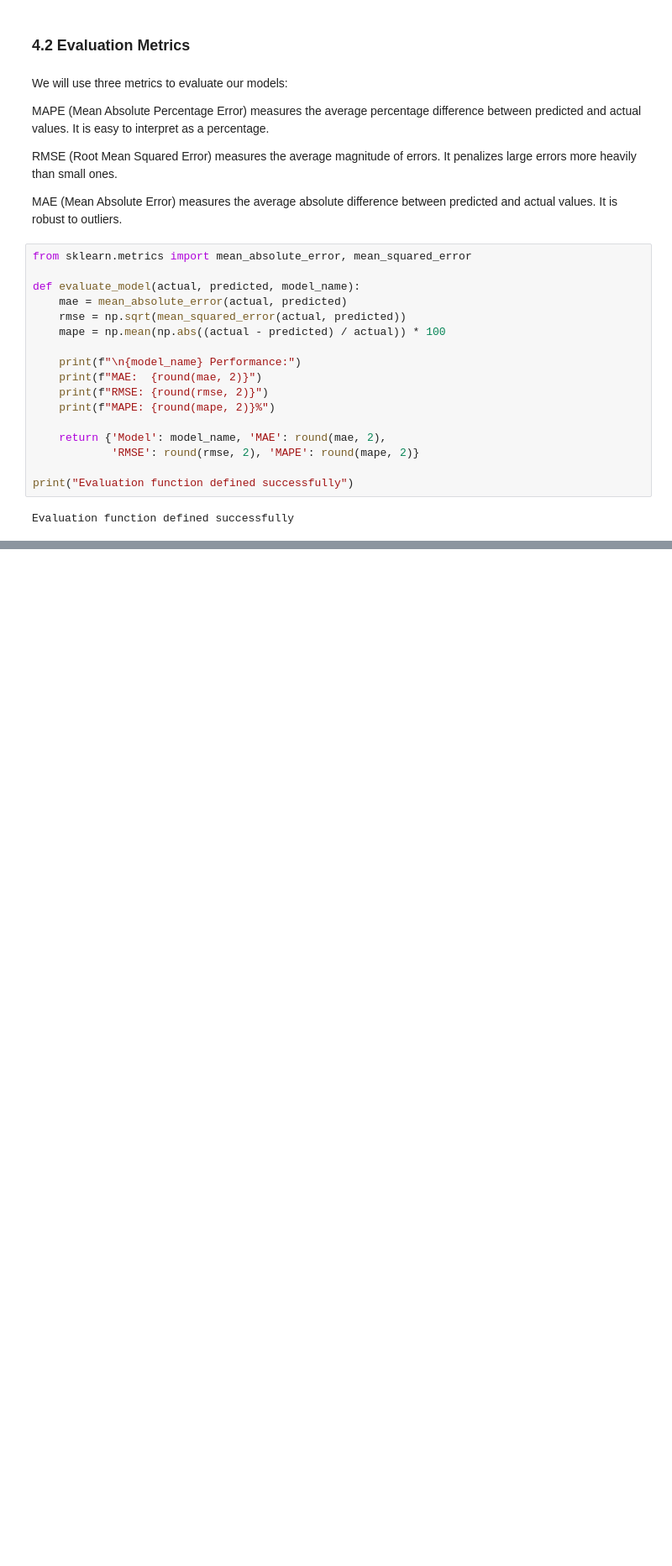
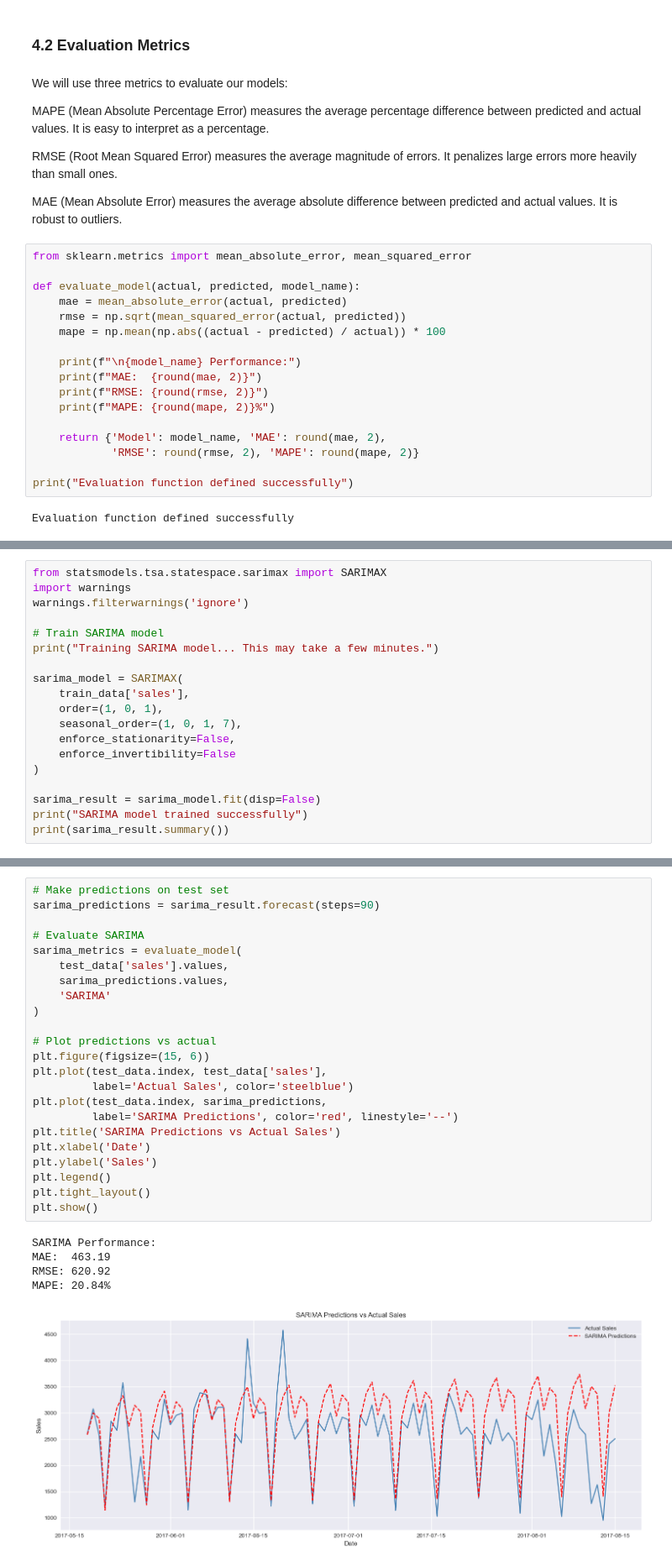
Before and after one commit to Swetakhadka7/store-sales-forecasting, a Jupyter notebook: store_sales_forecasting.ipynb, the cells around one changed output, grey strips where cells are left out. Shown at 84% size. Drawn from its saved outputs; the diff is of its cells as text; blank space fills up the shorter version.

Commit message:
Add model development, hyperparameter tuning and model comparison

```diff
--- a/store_sales_forecasting.ipynb
+++ b/store_sales_forecasting.ipynb
@@ -1049,0 +1069,19 @@ Evaluation function defined successfully
+# %%
+from statsmodels.tsa.statespace.sarimax import SARIMAX
+import warnings
+warnings.filterwarnings('ignore')
+
+# Train SARIMA model
+print("Training SARIMA model... This may take a few minutes.")
+
+sarima_model = SARIMAX(
+    train_data['sales'],
+    order=(1, 0, 1),
+    seasonal_order=(1, 0, 1, 7),
+    enforce_stationarity=False,
+    enforce_invertibility=False
+)
+
+sarima_result = sarima_model.fit(disp=False)
+print("SARIMA model trained successfully")
+print(sarima_result.summary())
@@ -1049,0 +1106,29 @@ Evaluation function defined successfully
+# %%
+# Make predictions on test set
+sarima_predictions = sarima_result.forecast(steps=90)
+
+# Evaluate SARIMA
+sarima_metrics = evaluate_model(
+    test_data['sales'].values,
+    sarima_predictions.values,
+    'SARIMA'
+)
+
+# Plot predictions vs actual
+plt.figure(figsize=(15, 6))
+plt.plot(test_data.index, test_data['sales'],
+         label='Actual Sales', color='steelblue')
+plt.plot(test_data.index, sarima_predictions,
+         label='SARIMA Predictions', color='red', linestyle='--')
+plt.title('SARIMA Predictions vs Actual Sales')
+plt.xlabel('Date')
+plt.ylabel('Sales')
+plt.legend()
+plt.tight_layout()
+plt.show()
+# %% [output]
+SARIMA Performance:
+MAE:  463.19
+RMSE: 620.92
+MAPE: 20.84%
+[figure, added]
```
Also changed, not shown: parts of 41 cells of this notebook, 3 other files.
